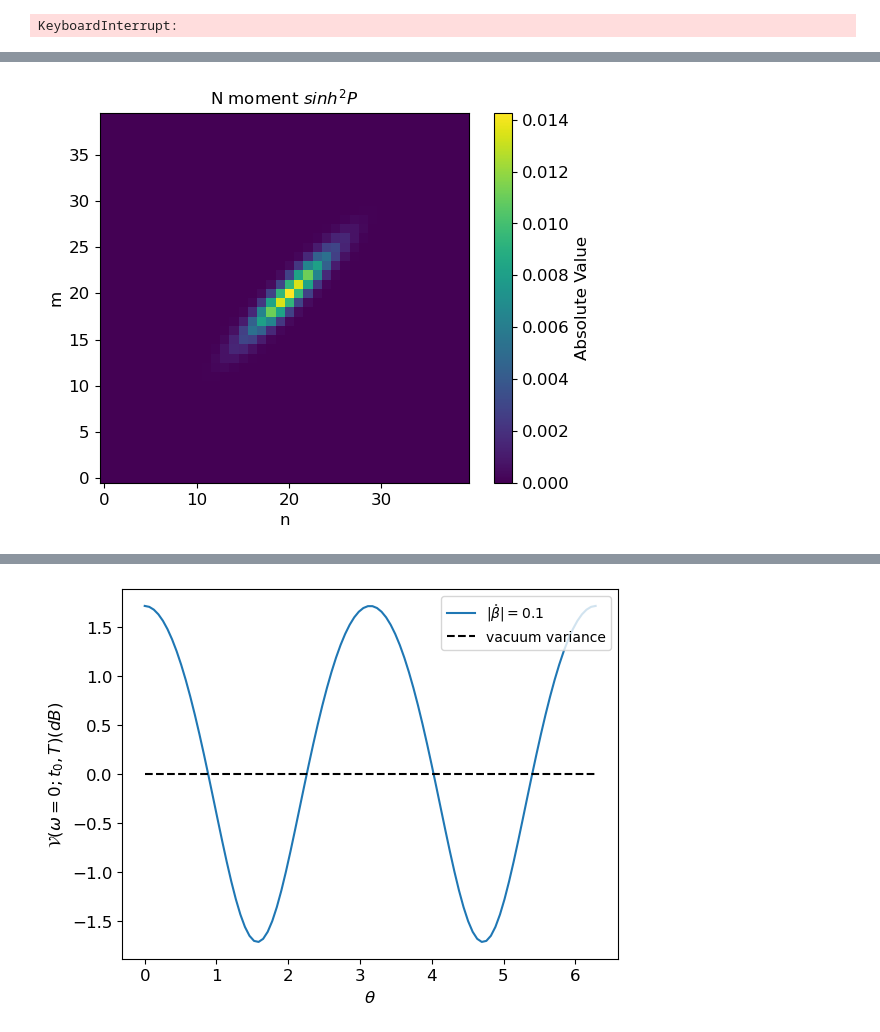
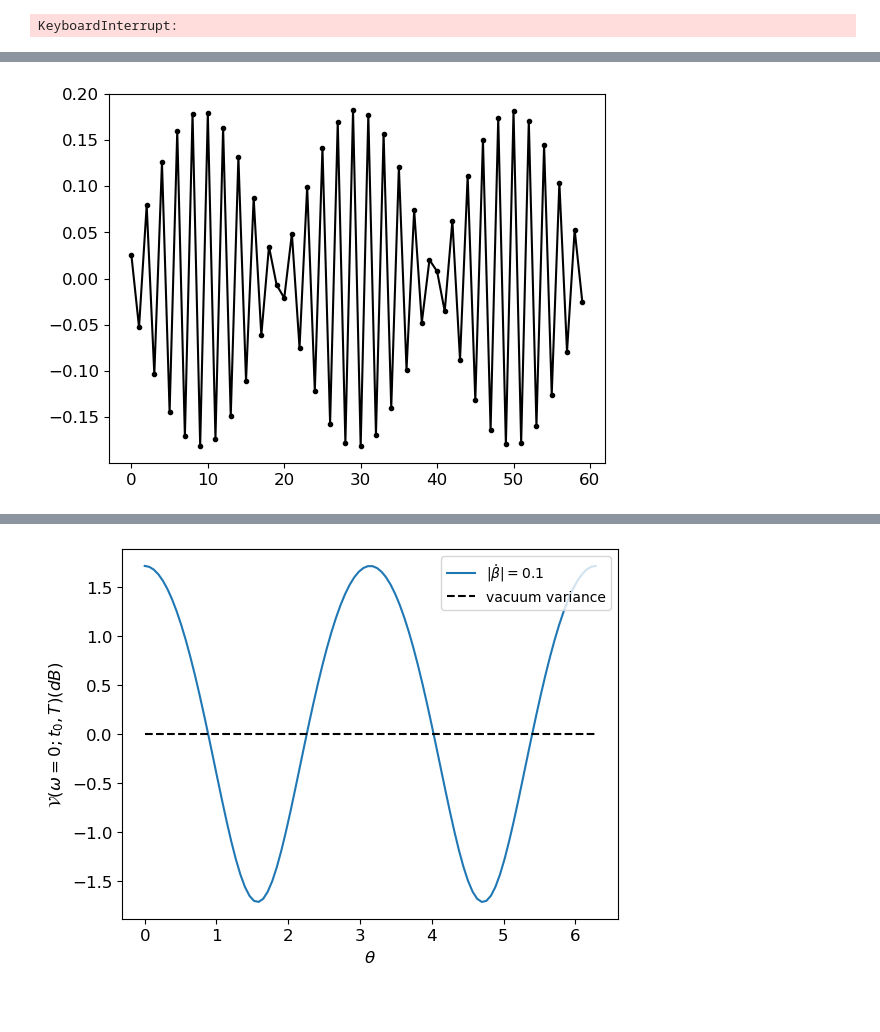
Before and after one commit to JKranias/Whittaker-Shannon-Decomposition, a Jupyter notebook: Whittaker-Shannon_code/Homodyne Detection.ipynb, the cells around one changed output, grey strips where cells are left out. Drawn from its saved outputs; the diff is of its cells as text; code cells hidden in the pictures; blank space fills up the shorter version.

```diff
--- a/Whittaker-Shannon_code/Homodyne Detection.ipynb
+++ b/Whittaker-Shannon_code/Homodyne Detection.ipynb
@@ -195,7 +216,7 @@ plt.show()
 #plotting V(w) vs. theta at w
 Omega = 2 * np.sqrt(np.pi) / (Tc * fine_param)
 w_list = np.array([0, 0.5, 1])
-thetalist = np.linspace(0,2*np.pi,100)
+thetalist = np.linspace(0,2*np.pi,1000)
 
 B = Bc * r
 U, Q = sc.linalg.polar(B, side = "left")
@@ -209,9 +230,10 @@ for w in w_list:
     plt.plot(thetalist,10*np.log10(np.array(Vlist)/len(Q)), label="$\omega=$"+str(w/2)+r"$\Omega$")
 
 plt.xlabel(r"$\theta$")
-plt.ylabel(r"$\mathcal{V}(\omega) (dB)$")
+plt.ylabel(r"$\mathcal{V}_\theta(\omega) (dB)$")
 plt.hlines(0, 0, 2*np.pi, color="black", linestyle="dashed", label="vacuum variance")
 plt.legend(loc="upper right")
+plt.tight_layout()
 plt.savefig("Homo_CW.pdf")
 plt.show()
 # %% [output]
@@ -346,86 +467,19 @@ KeyboardInterrupt:
 # %%
-#diagionalizing N matrix to find f with most photons, this gives the most squeezing
+phi_R = opt_phi[:int(len(opt_phi)/2)]
+phi_I = opt_phi[int(len(opt_phi)/2):]
 
-#defining dg joint amplitude
-Tc = 0.1
-Tp = 1
-Bc = 0.1
-fine_param = 1
-mat_size = 20 * fine_param
+phi_c = []
+for i in range(int(len(opt_phi)/2)):
+    phi_c.append(phi_R[i]+(0+1j)*phi_I[i])
 
-r = r_dg_f(mat_size,0,fine_param)
-
-B = Bc * r
-U, P = sc.linalg.polar(B, side = "right")
-sinhP = sinh(P)
-coshP = cosh(P)
-sinh2P = np.linalg.matrix_power(sinhP,2)
-
-
-plt.imshow(np.transpose(np.real(sinh2P)), cmap='viridis', interpolation='none')
-plt.colorbar(label='Absolute Value')
-plt.title(r"N moment $sinh^2P$")
-plt.xlabel('n')
-plt.ylabel('m')
-plt.gca().invert_yaxis()
+plt.plot(np.real(phi_c), marker=".", color="black")
 plt.show()
 
-
-evals, evecs = np.linalg.eig(sinh2P)
-
-#print(evals)
-#print(evecs)
-
-eig_mat = np.linalg.multi_dot([evecs,np.diag(evals),evecs.conj().T])
-
-#finds the index of the largest eigenvalue
-max_index = np.argmax(evals)
-
-#f is the first column based on inspection of eigenvalues
-f=evecs[:,max_index]
-
-#defining N and M moment matrices
-N = sinh2P
-M = np.linalg.multi_dot([coshP,sinhP,U.T])
-
-#minimum variance
-def Var(theta):
-     return 1 + 2*np.linalg.multi_dot([f,N,f.conj().T]) + 2*np.real(np.exp(2*(0+1j)*theta)*np.linalg.multi_dot([f,M,f.T]))
-
-theta_vals = np.linspace(0,2*np.pi,100)
-Bc_list=[0.1,0.5,1]
-f_list=[]
-
-
-for Bc in Bc_list:
-    B = Bc * r
-    U, P = sc.linalg.polar(B, side = "right")
-    sinhP = sinh(P)
-    coshP = cosh(P)
-    sinh2P = np.linalg.matrix_power(sinhP,2)
-    evals, evecs = np.linalg.eig(sinh2P)
-    max_index = np.argmax(evals)
-    f=evecs[:,max_index]
-    f_list.append(f)
-    N = sinh2P
-    M = np.linalg.multi_dot([coshP,sinhP,U.T])
-    Var_vals = []
-    for theta in theta_vals:
-        Var_vals.append(Var(theta))
-    plt.plot(theta_vals,10*np.log10(np.array(Var_vals)), label=r"$|\mathring{\beta}|$="+str(Bc))
-
-
-plt.xlabel(r"$\theta$")
-plt.ylabel(r"$\langle X^2(\theta)\rangle (dB)$")
-plt.hlines(0, 0, 2*np.pi, color="black", linestyle="dashed", label="vacuum variance")
-plt.legend(loc="upper right")
-plt.show()
-
+#adding up all f method eigenstates
+f=np.zeros(len(evals))
+for i in range(len(evals)):
+    f += evecs[:,i] * np.sqrt(evals[i])
 
 plt.plot(np.abs(f), marker=".", color="black")
-plt.xlabel("$n$")
-plt.ylabel("$f_n$")
-
-print(Var(np.pi/2))
 # %% [output]
-[figure, old version]
+[figure, new version]
```
Also changed, not shown: parts of 6 cells of this notebook, 3 other files.
